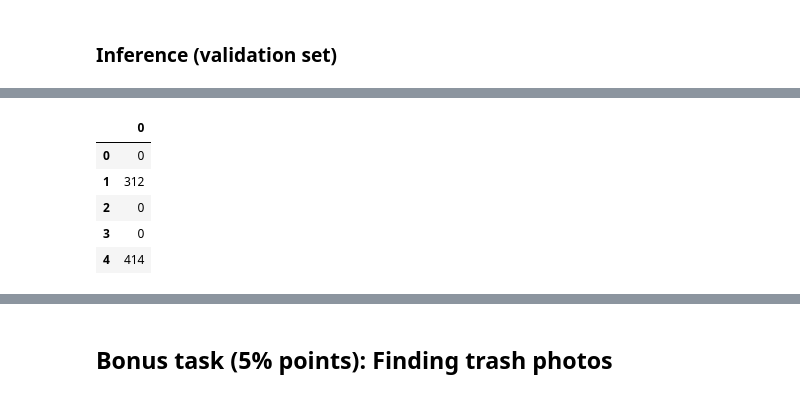
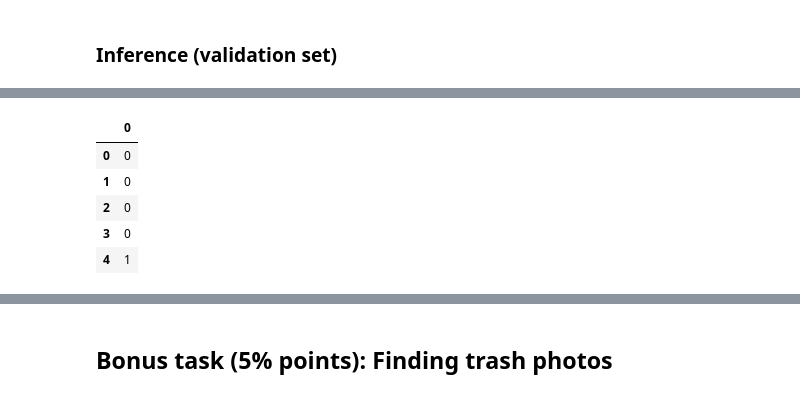
Before and after one commit to nizovskiyka/deep_vision_and_graphics, a Jupyter notebook: homework03/homework-part1-face_recognition.ipynb, the cells around one changed output, grey strips where cells are left out. Cells and saved outputs as stored; diff of their text form; code cells hidden in the pictures.

Commit message:
trained arcface

```diff
--- a/homework03/homework-part1-face_recognition.ipynb
+++ b/homework03/homework-part1-face_recognition.ipynb
@@ -1207,0 +1286,17 @@ import faiss
+# %%
+transform = transforms.Compose([
+      # you may add anything, e.g. augmentation
+#       transforms.Resize(160),
+#       Resize((384, 384)),
+#       AutoAugment(AutoAugmentPolicy.IMAGENET),
+#       Lambda(lambda x: x / 255),
+      transforms.ToTensor(),
+      transforms.Normalize((0.485, 0.456, 0.406), (0.229, 0.224, 0.225)),
+    ])
+
+train_data = celebADataset('train', transform)
+val_data = celebADataset('val', transform)
+test_data = celebADataset('test', transform)
+# %%
+val_loader = torch.utils.data.DataLoader(val_data, batch_size=1, shuffle=False)
+test_loader = torch.utils.data.DataLoader(test_data, batch_size=1, shuffle=False)
@@ -1463,38 +1563,38 @@ combined_idx_lookup[-1] = "outlier"
 # %%
 results = []
 
 prediction_list = []
 
 for i in range(len(test_distances)):
 
     pred_knn_idx = test_indices[i, :].copy()
     insert_idx = np.where(test_distances[i, :] > threshold)
 
     if insert_idx[0].size != 0:
         pred_knn_idx = np.insert(pred_knn_idx, np.min(insert_idx[0]), new_pic_idx)
 
     predicted_label_list = []
 
     for predicted_idx in pred_knn_idx:
         predicted_label = combined_idx_lookup[predicted_idx]
         if len(predicted_label_list) == 1:
-        conf_matrixreak
+            break
         if (predicted_label == "outlier") | (
             predicted_label not in predicted_label_list
         ):
             predicted_label_list.append(predicted_label)
 
     prediction_list.append(predicted_label_list)
 
 prediction_df = pd.DataFrame(prediction_list)
 prediction_df.head()
 # %% [output]
 |  | 0 |
 | 0 | 0 |
-| 1 | 312 |
+| 1 | 0 |
 | 2 | 0 |
 | 3 | 0 |
-| 4 | 414 |
+| 4 | 1 |
 # %%
 test_df.head()
 # %% [output]
```
Also changed, not shown: parts of 15 cells of this notebook.
